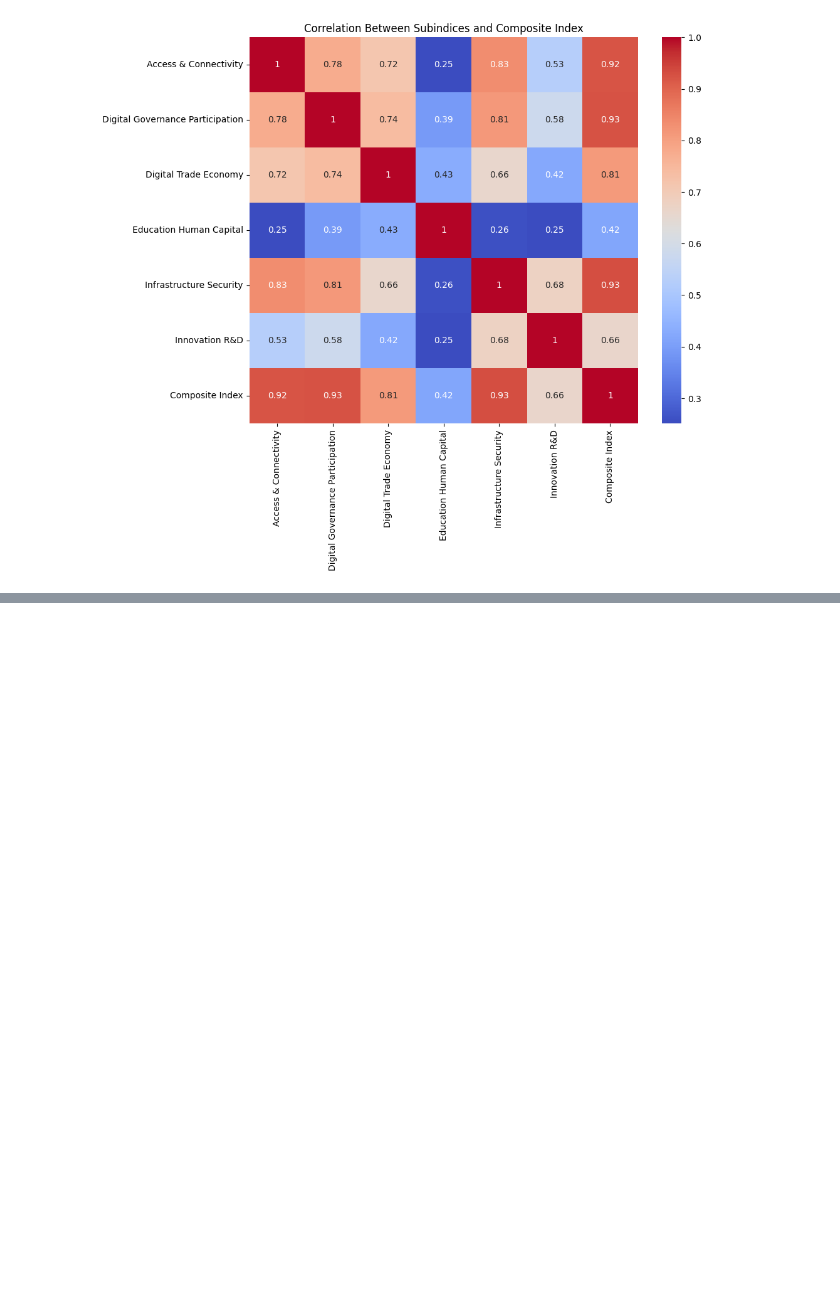
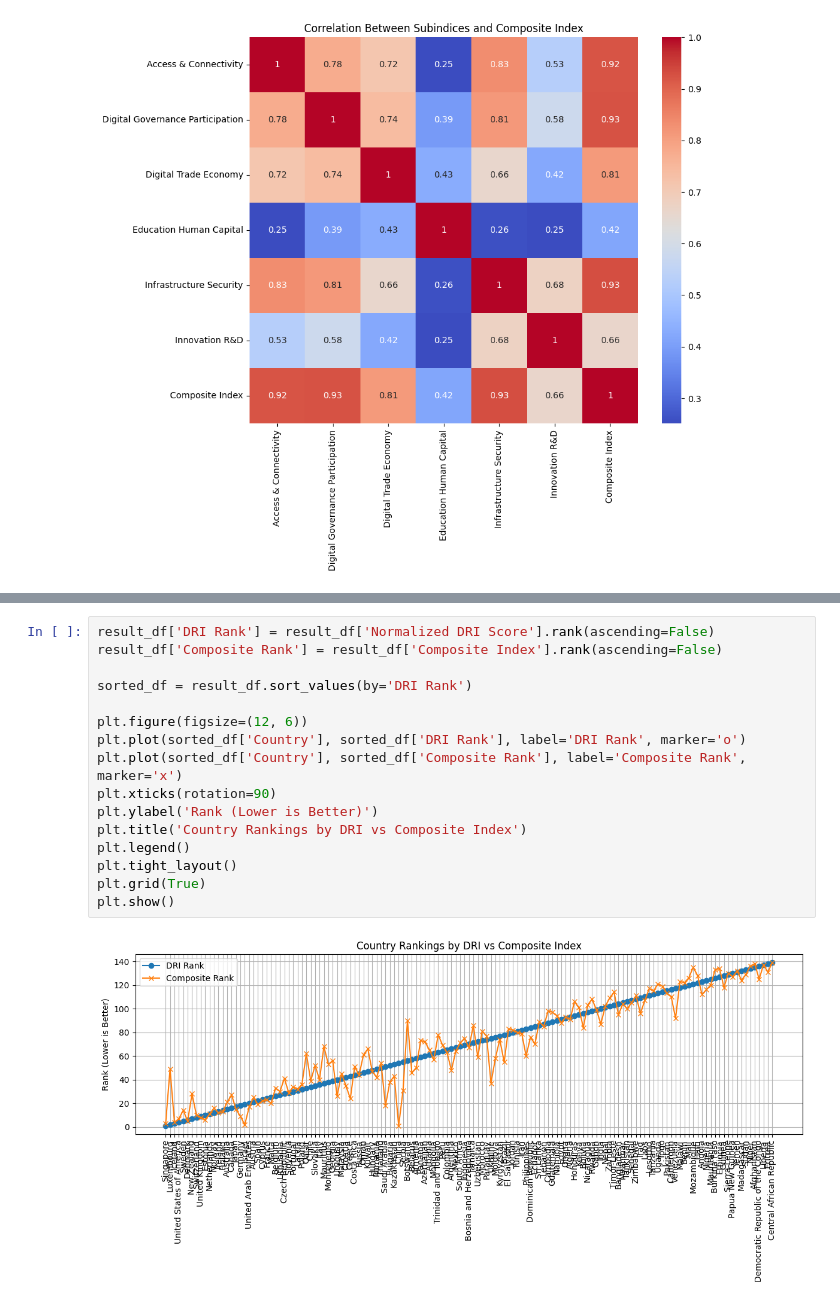
Before and after one commit to syro13/DAV_CA, a Jupyter notebook: composite_index_building.ipynb, the cells around one changed output, grey strips where cells are left out. Drawn from its saved outputs; the diff is of its cells as text; blank space fills up the shorter version.

```diff
--- a/composite_index_building.ipynb
+++ b/composite_index_building.ipynb
@@ -139,0 +202,18 @@ plt.show()
+# %%
+result_df['DRI Rank'] = result_df['Normalized DRI Score'].rank(ascending=False)
+result_df['Composite Rank'] = result_df['Composite Index'].rank(ascending=False)
+
+sorted_df = result_df.sort_values(by='DRI Rank')
+
+plt.figure(figsize=(12, 6))
+plt.plot(sorted_df['Country'], sorted_df['DRI Rank'], label='DRI Rank', marker='o')
+plt.plot(sorted_df['Country'], sorted_df['Composite Rank'], label='Composite Rank', marker='x')
+plt.xticks(rotation=90)
+plt.ylabel('Rank (Lower is Better)')
+plt.title('Country Rankings by DRI vs Composite Index')
+plt.legend()
+plt.tight_layout()
+plt.grid(True)
+plt.show()
+# %% [output]
+[figure, added]
```
Also changed, not shown: parts of 6 cells of this notebook, 1 other file.
